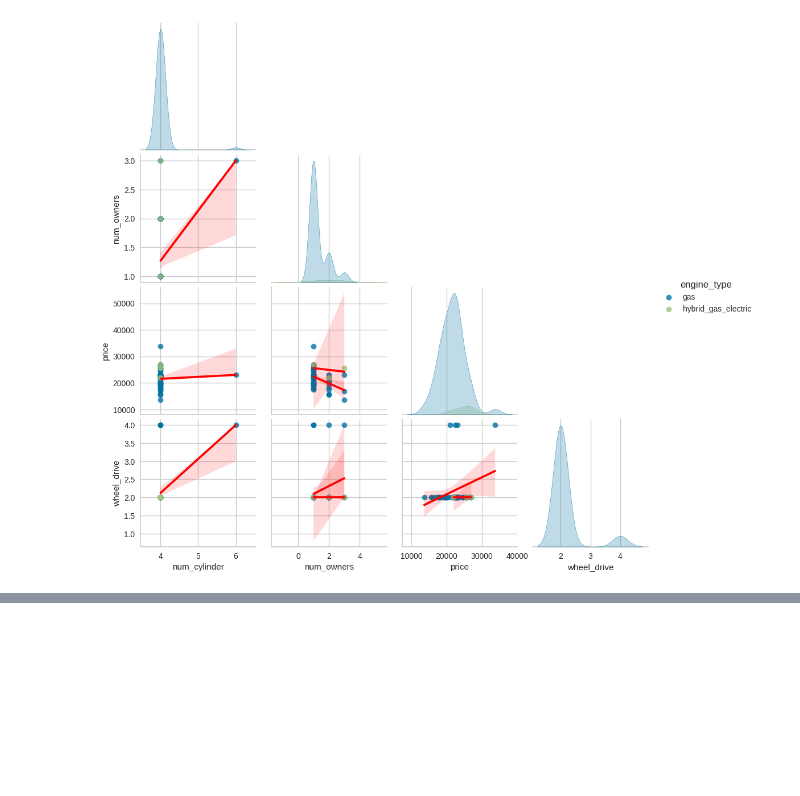
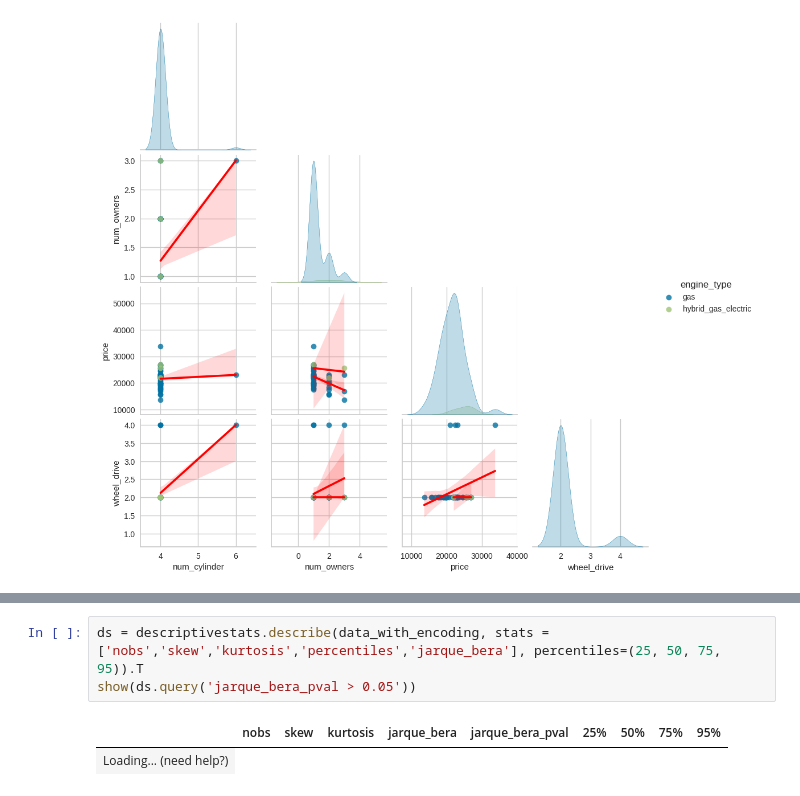
Before and after one commit to carlosvneves/post_tech_fase02_desafio_aula05, a Jupyter notebook: src/desafio_fase02_aula05/explore.ipynb, the cells around one changed output, grey strips where cells are left out. Saved outputs shown, nothing was run; the diff lists cells and outputs as text; blank space fills up the shorter version.

```diff
--- a/src/desafio_fase02_aula05/explore.ipynb
+++ b/src/desafio_fase02_aula05/explore.ipynb
@@ -373,0 +736,6 @@ p = pairplot(newdf, hue= 'engine_type',vars=vars,  kind='reg',corner=True, heigh
+# %%
+ds = descriptivestats.describe(data_with_encoding, stats = ['nobs','skew','kurtosis','percentiles','jarque_bera'], percentiles=(25, 50, 75, 95)).T
+show(ds.query('jarque_bera_pval > 0.05'))
+# %% [output]
+|  | nobs | skew | kurtosis | jarque_bera | jarque_bera_pval | 25% | 50% | 75% | 95% |
+| Loading... (need help?) |
```
Also changed, not shown: parts of 55 cells of this notebook, 2 other files.
